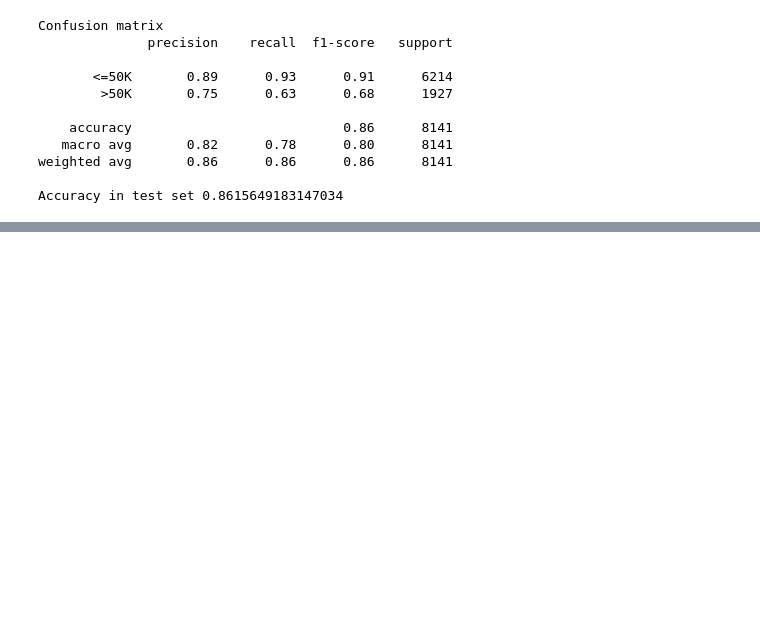
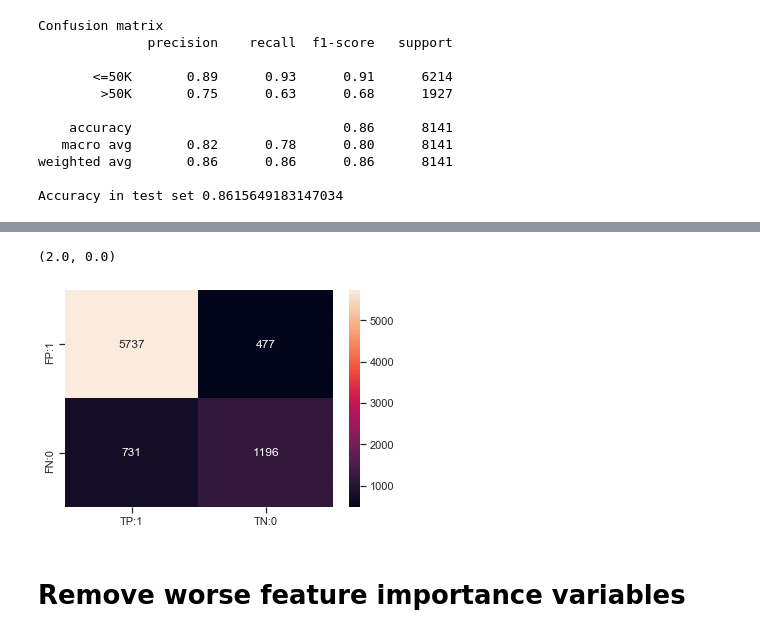
Before and after one commit to bollstradt/data_visualization_rfc, a Jupyter notebook: data_viz/Data visualization tutorial.ipynb, the cells around one changed output, grey strips where cells are left out. Cells and saved outputs as stored; diff of their text form; code cells hidden in the pictures; blank space fills up the shorter version.

```diff
--- a/data_viz/Data visualization tutorial.ipynb
+++ b/data_viz/Data visualization tutorial.ipynb
@@ -432,0 +443,3 @@ plt.show()
+# %%
+list_valid = [''.join(i) for i in feature_scores[feature_scores >0.01].index.values]
+list_valid # Get column names which importance is >0.01
@@ -432,0 +459,6 @@ plt.show()
+# %%
+X_train_reduced = X_train[[list_valid]]
+X_train_reduced
+
+X_test_reduced = X_test[[list_valid]]
+X_test_reduced
@@ -432,0 +479,9 @@ plt.show()
+# %%
+# Again, I'll be using 120 decision trees
+rforestc = RandomForestClassifier(n_estimators=120, random_state=0)
+
+# fit the model
+rforestc.fit(X_train_reduced, y_train) # Training might take some time
+
+# Predict the Test set results
+y_pred = rforestc.predict(X_test_reduced)
@@ -432,0 +504,14 @@ plt.show()
+# %%
+cm = confusion_matrix(y_test, y_pred)
+# visualize confusion matrix with a seaborn heatmap
+cm_matrix = pd.DataFrame(data=cm, columns=['TP:1', 'TN:0'],
+                                 index=['FP:1', 'FN:0'])
+
+ax = sns.heatmap(cm_matrix, annot=True, fmt='d')
+bottom, top = ax.get_ylim()
+ax.set_ylim(bottom + 0.5, top - 0.5)
+# %% [output]
+(2.0, 0.0)
+[figure, added]
+# %% [markdown]
+# Remove worse feature importance variables
```
Also changed, not shown: parts of 15 cells of this notebook.
